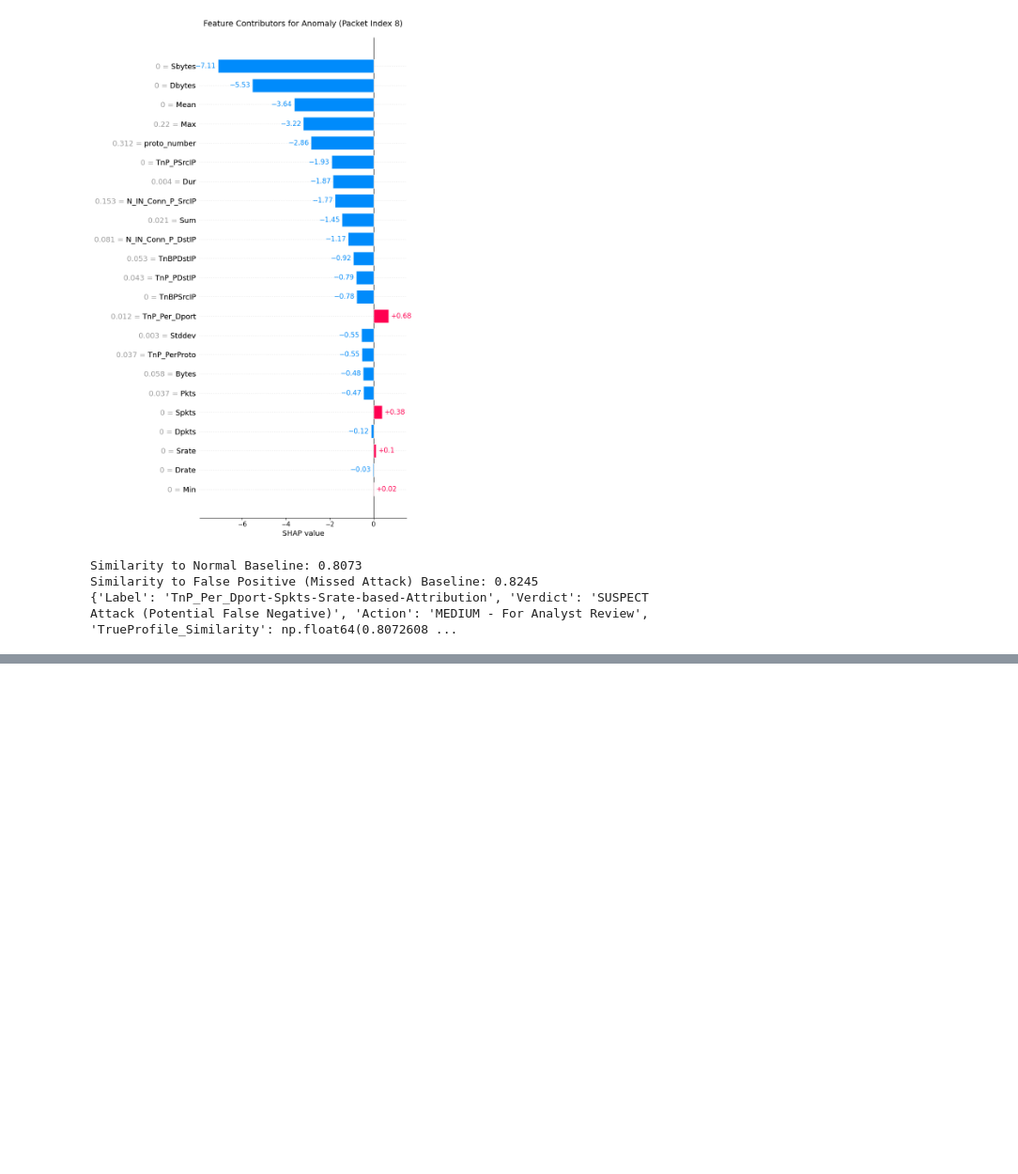
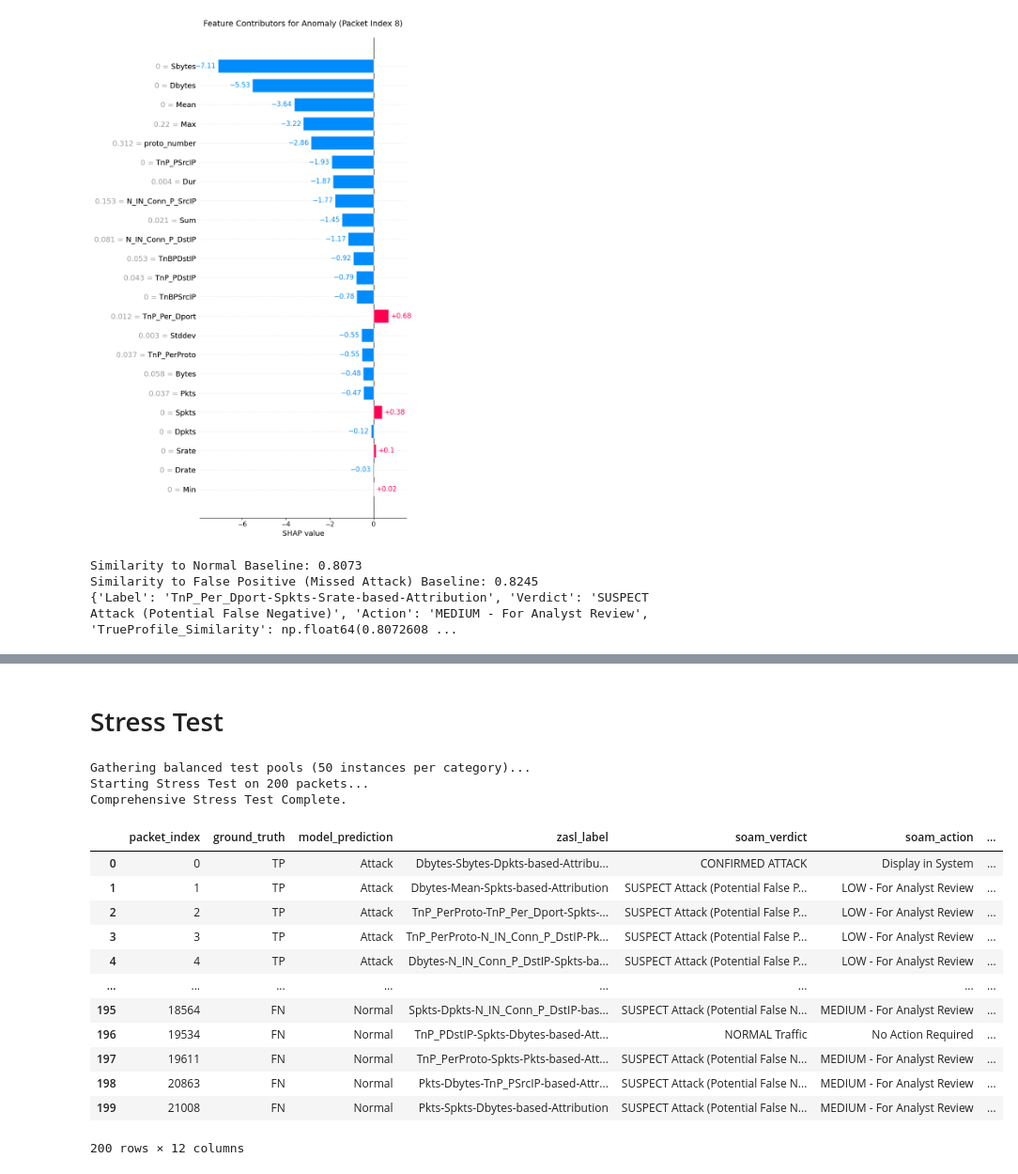
Before and after one commit to MohHaroon/XAI-based-ZSL-for-IIDS, a Jupyter notebook: ZSAL_and_SOAM.ipynb, the cells around one changed output, grey strips where cells are left out. Shown at 94% size. Saved outputs shown, nothing was run; the diff lists cells and outputs as text; code cells hidden in the pictures; blank space fills up the shorter version.

Commit message:
Implementation complete...onto benchmarking with other zero shot models and datasets.

```diff
--- a/ZSAL_and_SOAM.ipynb
+++ b/ZSAL_and_SOAM.ipynb
@@ -372,12 +376,12 @@ def get_soam_verdict(instance_shap, tp_mean, fp_mean):
 
     # Logic to determine the final system action
     if tp_rel > fp_rel and (tp_rel-fp_rel) > 0.15:
-        verdict = f"CONFIRMED ATTACK, confidence score = {tp_rel:.2%}"
-        action = "Automated Mitigation Triggered"
+        verdict = f"CONFIRMED ATTACK"
+        action = "Display in System"
         "SUSPECT Attack (Potential False Negative)", "MEDIUM - For Analyst Review"
     elif fp_rel > tp_rel:
-        verdict = f"SUSPECT Attack (Potential False Positive) = {fp_rel:.2%}"
-        action = "Low - For Analyst Review"
+        verdict = f"SUSPECT Attack (Potential False Positive)"
+        action = "LOW - For Analyst Review"
     else:
         verdict = "SUSPECT Attack (Potential True Positive)"
         action = "HIGH - For Analyst Review"
@@ -409,7 +413,7 @@ def get_soam_verdict_NormalValidation(instance_shap, normal_mean, fp_mean):
                 "TrueProfile_Similarity": normal_sim,
                 "FalseProfile_Similarity": fn_sim
             }
-    label = generate_zasl_label(instance_shap, X_test.columns.tolist())
+    label = "Normal Traffic"
     verdict = "NORMAL Traffic"
     action = "No Action Required"
     return {
@@ -696,6 +700,8 @@ def run_sdin_cli_simulation(X_test, y_test, model, explainer, profiles, num_pack
 
             # Clean up verdict string for CLI display
             status = f"\033[91m{verdict['Verdict']}\033[0m" # Red Text
+            if "LOW" in verdict['Action']:
+                status = f"\033[93m{verdict['Verdict']}\033[0m"
 
 
             conf = f"{verdict['TrueProfile_Similarity']:.2%}"
@@ -704,7 +710,12 @@ def run_sdin_cli_simulation(X_test, y_test, model, explainer, profiles, num_pack
             # NORMAL PATH
             # Simplified integrity check for CLI
             normal_sim = get_soam_verdict_NormalValidation(shap_vals, profiles['normal_mean'], profiles['fn_mean'])
+
             status = f"\033[92m{normal_sim['Verdict']}\033[0m" # Green Text
+
+            if "MEDIUM" in normal_sim['Action']:
+                status = f"\033[38;5;208m{normal_sim['Verdict']}\033[0m" # Orange
+           # Yellow Text
             # if normal_sim['Verdict'] == "SUSPECT Attack (Potential False Negative)":
             #     label = normal_sim['Label']
             conf = f"{normal_sim['FalseProfile_Similarity']:.2%}"
@@ -745,3 +756,5 @@ TIMESTAMP    | RESULT   | CONFIDENCE | VERDICT/LABEL
 --------------------------------------------------------------------------------
 SIMULATION COMPLETE | ALL PACKETS PROCESSED
 ================================================================================
+# %% [markdown]
+# Stress Test
@@ -747,0 +838,15 @@ SIMULATION COMPLETE | ALL PACKETS PROCESSED
+# %%
+profiles = {
+    'tp_mean': tp_mean,
+    'fp_mean': fp_mean,
+    'normal_mean': normal_mean,
+    'fn_mean' : fn_mean
+}
+# Run the Comprehensive Test
+stress_test_df = automated_balanced_stress_test(X_test, y_test, loaded_cat, explainer, profiles)
+stress_test_df.to_csv('SDIN_Comprehensive_200_Results.csv', index=False)
+print("Comprehensive Stress Test Complete.")
+# %% [output]
+Gathering balanced test pools (50 instances per category)...
+Starting Stress Test on 200 packets...
+Comprehensive Stress Test Complete.
@@ -747,0 +855,16 @@ SIMULATION COMPLETE | ALL PACKETS PROCESSED
+# %%
+display(stress_test_df)
+# %% [output]
+|  | packet_index | ground_truth | model_prediction | zasl_label | soam_verdict | soam_action | ... |
+| 0 | 0 | TP | Attack | Dbytes-Sbytes-Dpkts-based-Attribu... | CONFIRMED ATTACK | Display in System | ... |
+| 1 | 1 | TP | Attack | Dbytes-Mean-Spkts-based-Attribution | SUSPECT Attack (Potential False P... | LOW - For Analyst Review | ... |
+| 2 | 2 | TP | Attack | TnP_PerProto-TnP_Per_Dport-Spkts-... | SUSPECT Attack (Potential False P... | LOW - For Analyst Review | ... |
+| 3 | 3 | TP | Attack | TnP_PerProto-N_IN_Conn_P_DstIP-Pk... | SUSPECT Attack (Potential False P... | LOW - For Analyst Review | ... |
+| 4 | 4 | TP | Attack | Dbytes-N_IN_Conn_P_DstIP-Spkts-ba... | SUSPECT Attack (Potential False P... | LOW - For Analyst Review | ... |
+| ... | ... | ... | ... | ... | ... | ... | ... |
+| 195 | 18564 | FN | Normal | Spkts-Dpkts-N_IN_Conn_P_DstIP-bas... | SUSPECT Attack (Potential False N... | MEDIUM - For Analyst Review | ... |
+| 196 | 19534 | FN | Normal | TnP_PDstIP-Spkts-Dbytes-based-Att... | NORMAL Traffic | No Action Required | ... |
+| 197 | 19611 | FN | Normal | TnP_PerProto-Spkts-Pkts-based-Att... | SUSPECT Attack (Potential False N... | MEDIUM - For Analyst Review | ... |
+| 198 | 20863 | FN | Normal | Pkts-Dbytes-TnP_PSrcIP-based-Attr... | SUSPECT Attack (Potential False N... | MEDIUM - For Analyst Review | ... |
+| 199 | 21008 | FN | Normal | Pkts-Spkts-Dbytes-based-Attribution | SUSPECT Attack (Potential False N... | MEDIUM - For Analyst Review | ... |
+200 rows × 12 columns
```
Also changed, not shown: parts of 6 cells of this notebook.
